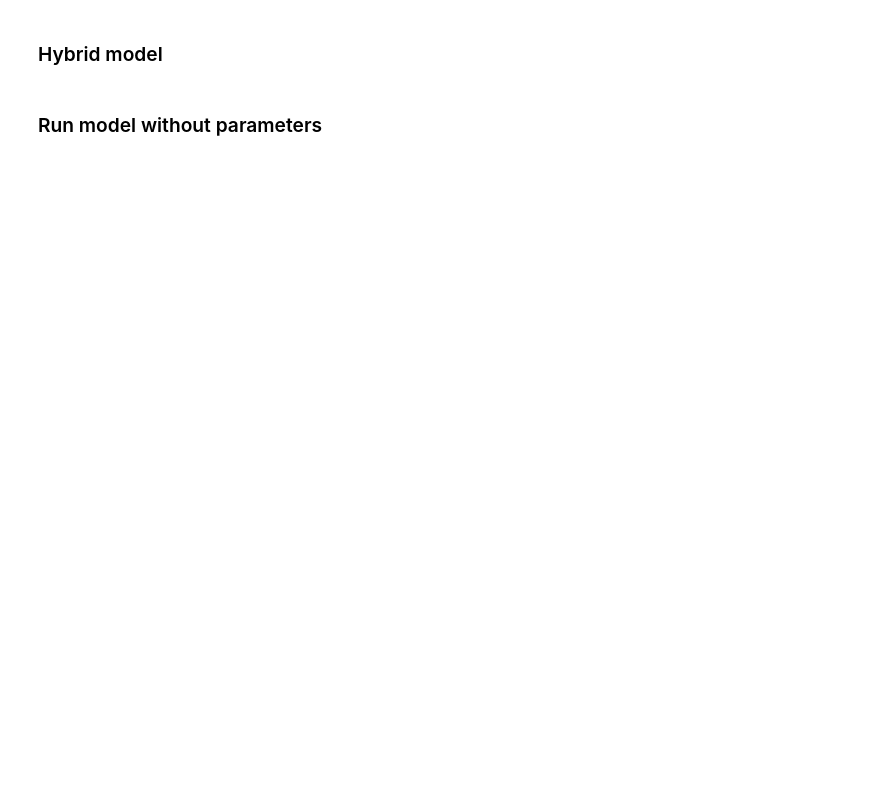
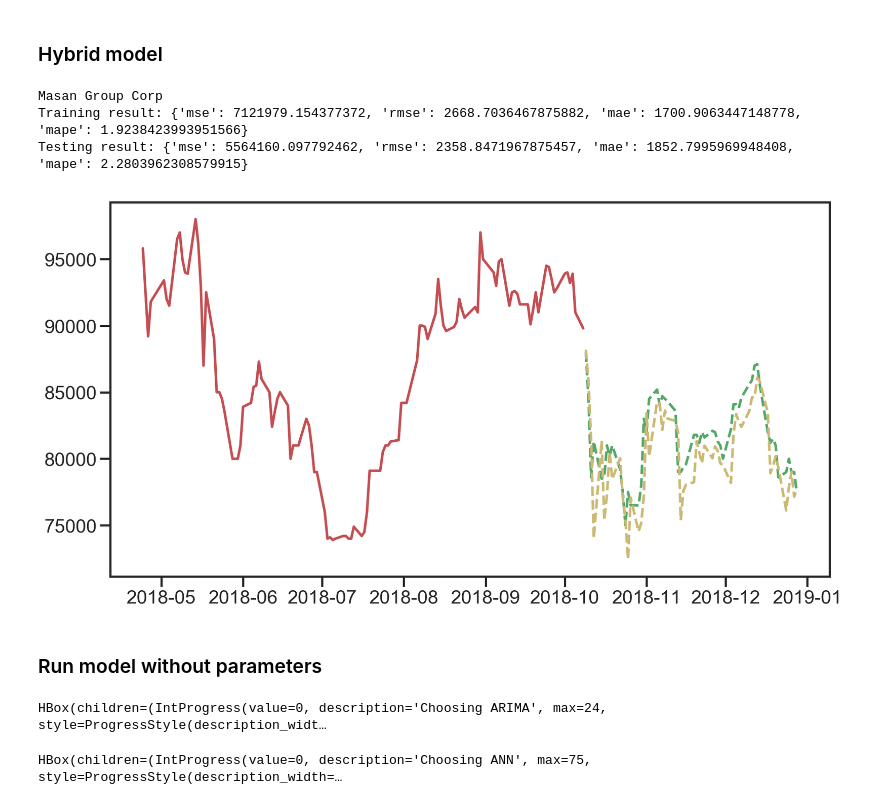
Before and after one commit to thanhphuong163/ForecastingStockPrice_thesis, a Jupyter notebook: get_images.ipynb, the cells around one changed output. Saved outputs shown, nothing was run; the diff lists cells and outputs as text; code cells hidden in the pictures; blank space fills up the shorter version.

```diff
--- a/get_images.ipynb
+++ b/get_images.ipynb
@@ -120,18 +155,56 @@ for ticket in lst_ticket[:5]:
 # %% [markdown]
 ### Hybrid model
-# %%
-for ticket in lst_ticket[:5]:
-    time_series = df[df.name == ticket]['close']
-    result = run_model_with_parameters(time_series, model_selection='Hybrid')
-    time.sleep(1)
-    print(ticket)
-    print('Training result:', result['train_evaluation'])
-    print('Testing result:', result['test_evaluation'])
+# %%
+for ticket in lst_ticket[3:4]:
+    time_series = df[df.name == ticket]['close']
+
+    # split data
+    time_series = time_series.sort_index()
+    size = len(time_series)
+    start_train = 0.85
+    end_train = 0.95
+    train_start = int(start_train * size)
+    train_end = int(end_train * size)
+    train, test = time_series[train_start:train_end], time_series[train_end:]
+
+    result = run_model_with_parameters(train, test, model_selection='Hybrid', order=(2,1,2), lag=1, hidden_layers=(4,3))
+    if result['status']:
+        validation = result['model'].validate(test)
+        time.sleep(1)
+        print(ticket)
+        print('Training result:', result['train_evaluation'])
+        print('Testing result:', result['test_evaluation'])
+        fig, ax1 = plt.subplots(nrows=1, ncols=1, figsize=(15, 8))
+        ax1.plot(train, label='in-sample', color='r', linestyle='-')
+        ax1.plot(test, label='held-out', color='g', linestyle='--')
+        ax1.plot(validation, label='predicted held-out', color='y', linestyle='--')
+    #     ax1.plot(df_ann_validation['yhat'], label='validation held-out', color='purple', linestyle='--')
+        plt.show()
+    else:
+        print('None')
+# %% [output]
+Masan Group Corp
+Training result: {'mse': 7121979.154377372, 'rmse': 2668.7036467875882, 'mae': 1700.9063447148778, 'mape': 1.9238423993951566}
+Testing result: {'mse': 5564160.097792462, 'rmse': 2358.8471967875457, 'mae': 1852.7995969948408, 'mape': 2.2803962308579915}
+[figure, added]
 # %% [markdown]
 ### Run model without parameters
 # %%
-for ticket in lst_ticket[:5]:
+for ticket in lst_ticket[3:4]:
     time_series = df[df.name == ticket]['close']
-    result, lst_result = run_model_without_parameters(time_series, model_selection='Hybrid', q=range(0, 4))
+
+    # split data
+    time_series = time_series.sort_index()
+    size = len(time_series)
+    start_train = 0.85
+    end_train = 0.95
+    train_start = int(start_train * size)
+    train_end = int(end_train * size)
+    train, test = time_series[train_start:train_end], time_series[train_end:]
+
+    result, lst_result = run_model_without_parameters(train, test, model_selection='Hybrid', q=range(0, 4))
     print(ticket, ':', result['lag'], result['hidden_layers'], result['order'])
+# %% [output]
+HBox(children=(IntProgress(value=0, description='Choosing ARIMA', max=24, style=ProgressStyle(description_widt…
+HBox(children=(IntProgress(value=0, description='Choosing ANN', max=75, style=ProgressStyle(description_width=…
 # %%
```
Also changed, not shown: parts of 7 cells of this notebook, 2 other files.
